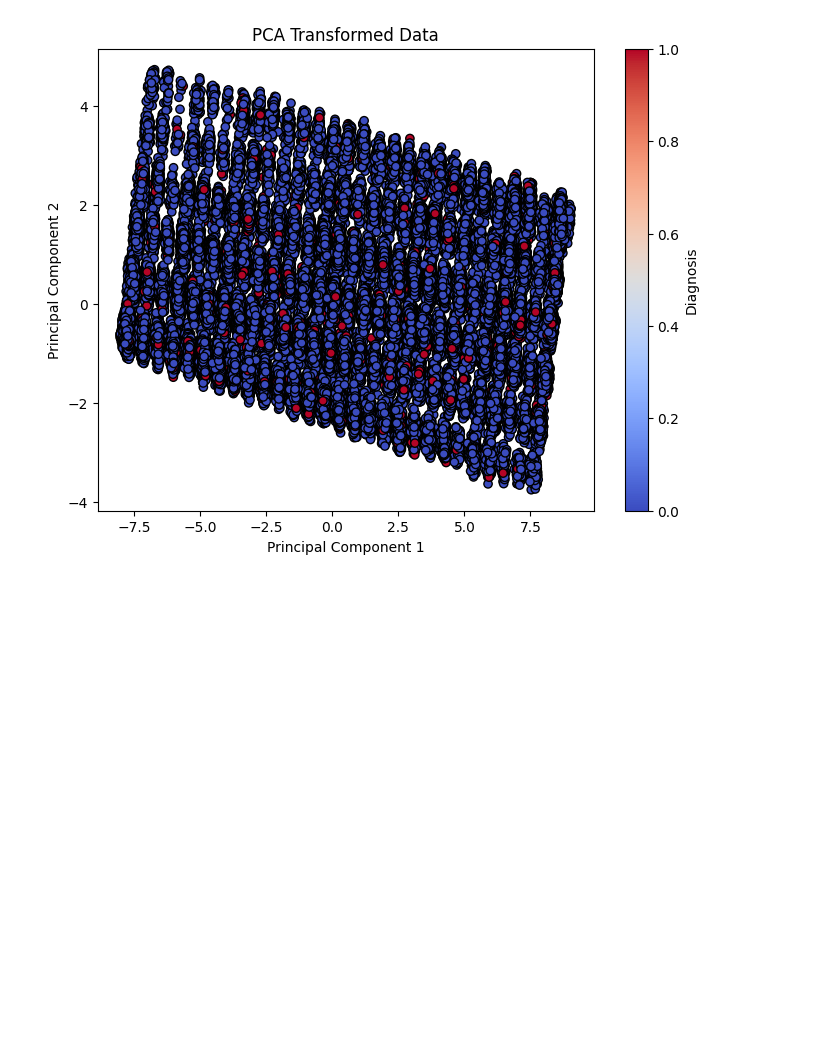
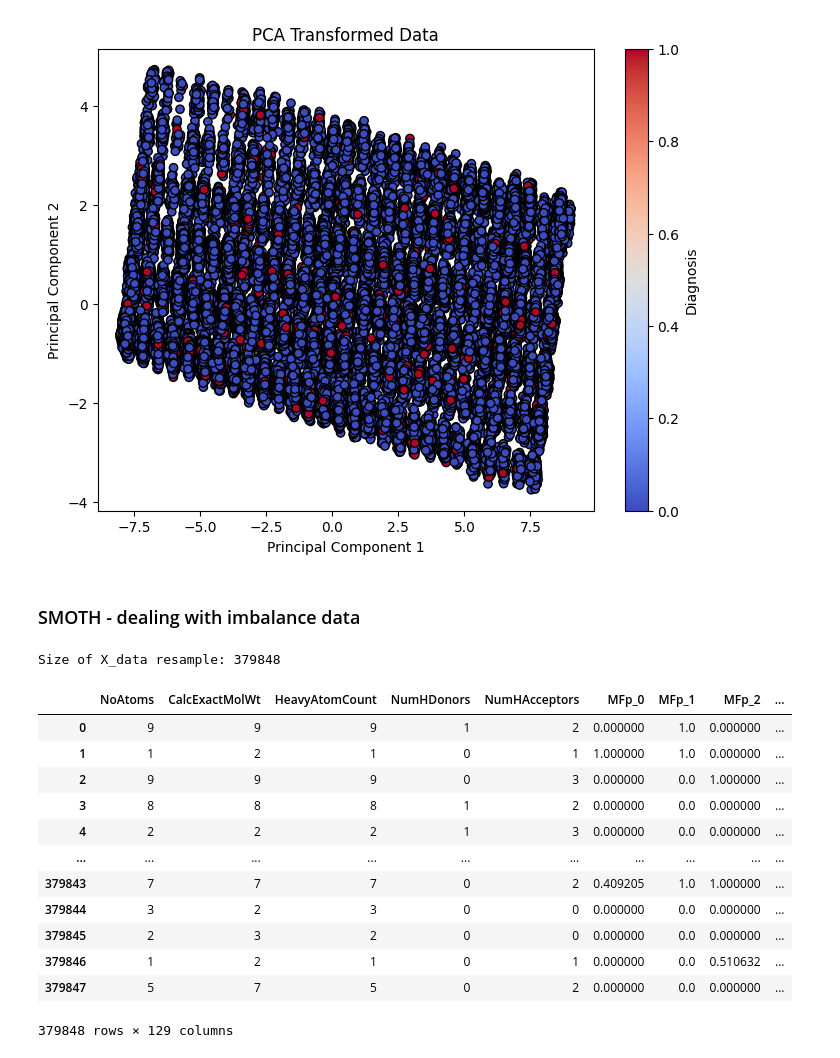
Before and after one commit to shoshano/Programing_for_data_science, a Jupyter notebook: Assignment4/eda_preprocesed_data.ipynb, the cells around one changed output. Drawn from its saved outputs; the diff is of its cells as text; code cells hidden in the pictures; blank space fills up the shorter version.

```diff
--- a/Assignment4/eda_preprocesed_data.ipynb
+++ b/Assignment4/eda_preprocesed_data.ipynb
@@ -145,3 +156,27 @@ plt.colorbar(label="Diagnosis")
 plt.show()
 # %% [output]
 [figure]
+# %% [markdown]
+### SMOTH - dealing with imbalance data
+# %%
+smote = SMOTE(random_state=42)
+X_train_smote, y_train_smote = smote.fit_resample(x_data, y_data)
+print("Size of X_data resample:", len(X_train_smote))
+# %% [output]
+Size of X_data resample: 379848
+# %%
+display(X_train_smote)
+# %% [output]
+|  | NoAtoms | CalcExactMolWt | HeavyAtomCount | NumHDonors | NumHAcceptors | MFp_0 | MFp_1 | MFp_2 | ... |
+| 0 | 9 | 9 | 9 | 1 | 2 | 0.000000 | 1.0 | 0.000000 | ... |
+| 1 | 1 | 2 | 1 | 0 | 1 | 1.000000 | 1.0 | 0.000000 | ... |
+| 2 | 9 | 9 | 9 | 0 | 3 | 0.000000 | 0.0 | 1.000000 | ... |
+| 3 | 8 | 8 | 8 | 1 | 2 | 0.000000 | 0.0 | 0.000000 | ... |
+| 4 | 2 | 2 | 2 | 1 | 3 | 0.000000 | 0.0 | 0.000000 | ... |
+| ... | ... | ... | ... | ... | ... | ... | ... | ... | ... |
+| 379843 | 7 | 7 | 7 | 0 | 2 | 0.409205 | 1.0 | 1.000000 | ... |
+| 379844 | 3 | 2 | 3 | 0 | 0 | 0.000000 | 0.0 | 0.000000 | ... |
+| 379845 | 2 | 3 | 2 | 0 | 0 | 0.000000 | 0.0 | 0.000000 | ... |
+| 379846 | 1 | 2 | 1 | 0 | 1 | 0.000000 | 0.0 | 0.510632 | ... |
+| 379847 | 5 | 7 | 5 | 0 | 2 | 0.000000 | 0.0 | 0.000000 | ... |
+379848 rows × 129 columns
```
Also changed, not shown: parts of 10 cells of this notebook, 2 other files.
